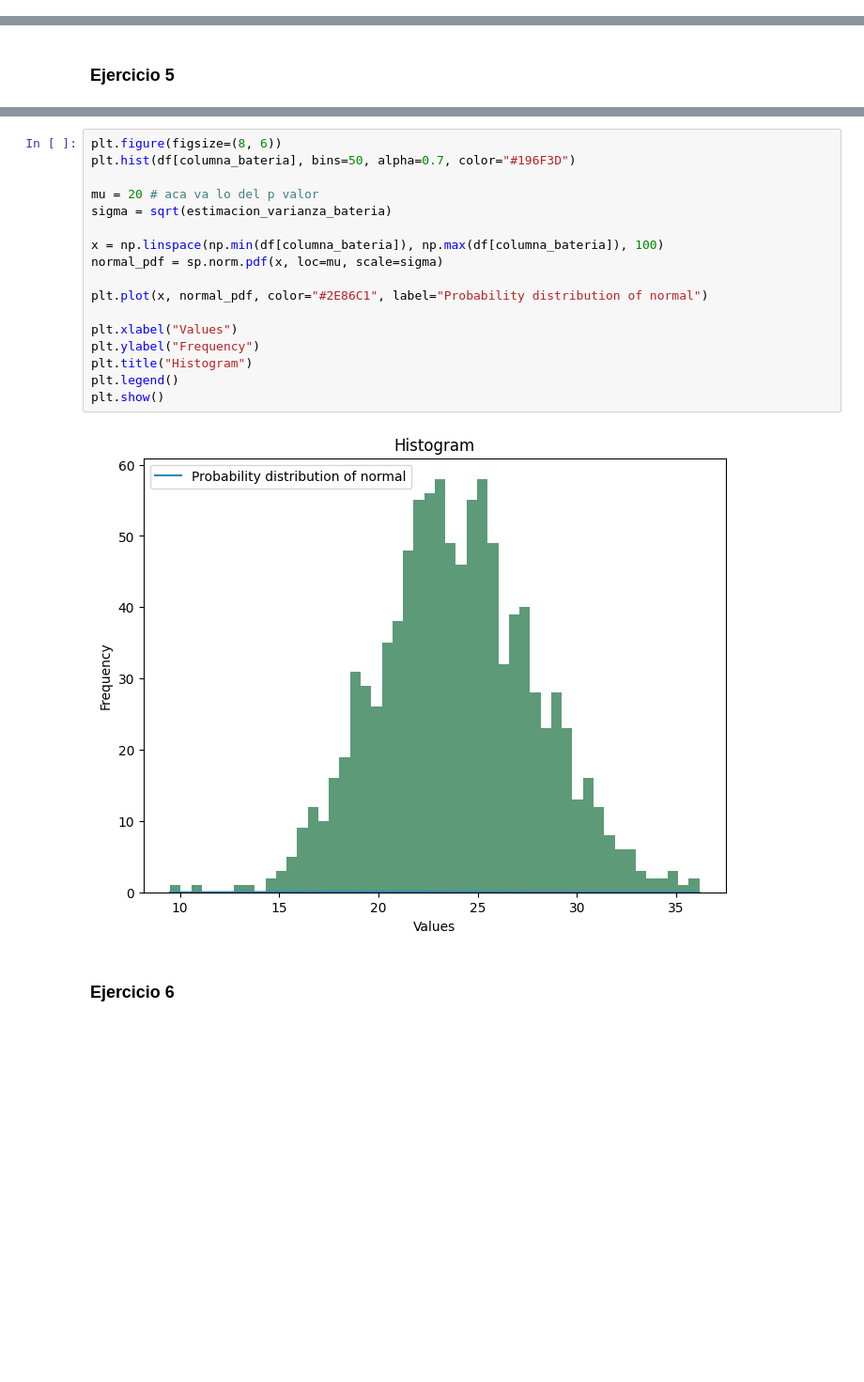
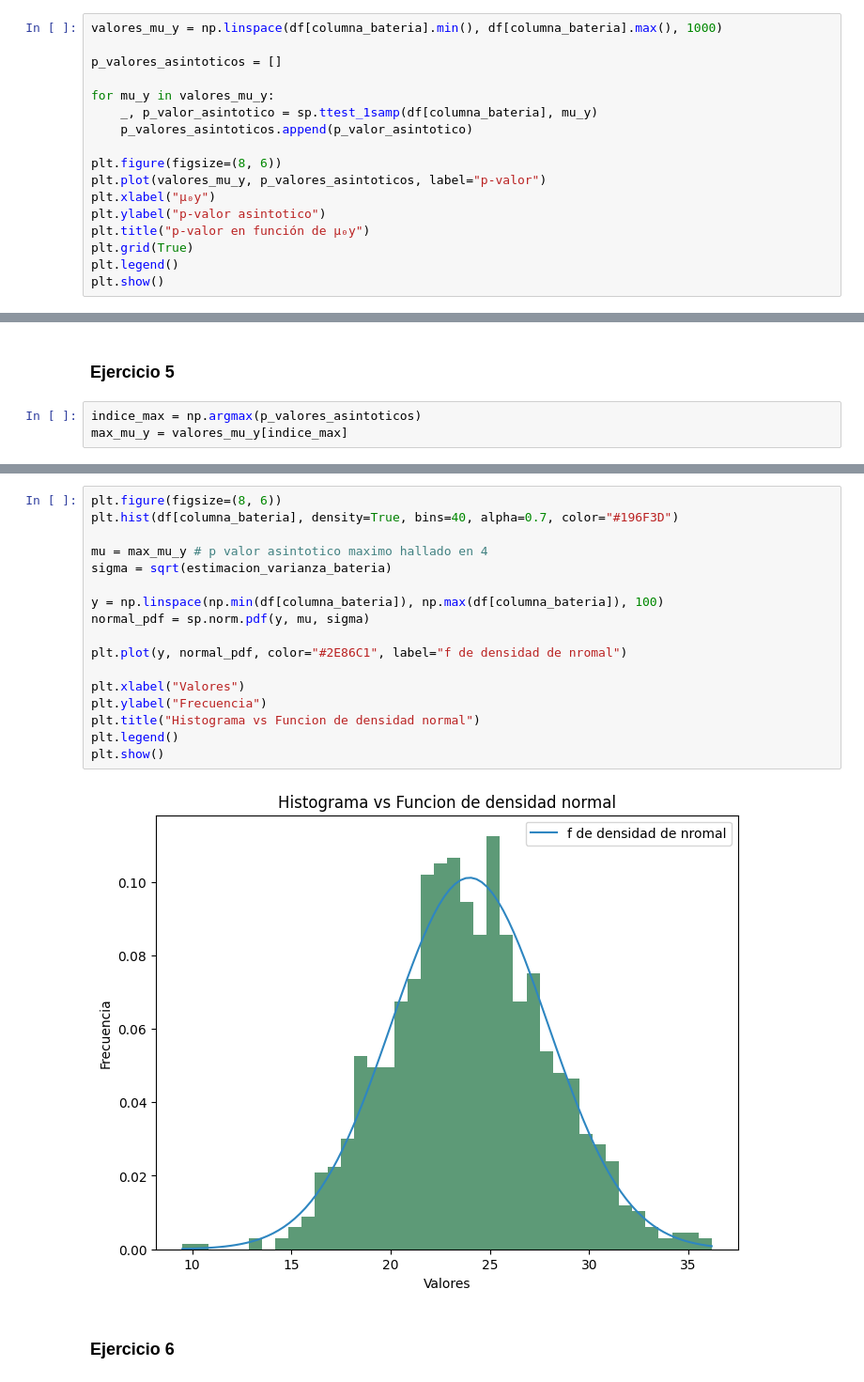
Before and after one commit to Taielmolina01/TP-Proba, a Jupyter notebook: tp.ipynb, the cells around one changed output, grey strips where cells are left out. Shown: that part at 94% size. Saved outputs shown, nothing was run; the diff lists cells and outputs as text; blank space fills up the shorter version.

```diff
--- a/tp.ipynb
+++ b/tp.ipynb
@@ -194,3 +194,20 @@ $H_{0}: \mu_{y} = \mu_{y_{0}}\hspace{0.2cm}$ vs $\hspace{0.2cm}H_{1}: \mu_{y} \n
 Con $T = \sqrt{n} \frac{\bar{X} - \mu_{y_{0}}}{S} \sim t_{n-1}$, con $S_{y}^2$ como el estimador insesgado de la varianza de la batería
 
 $\delta(\underline{X}) = \mathbb{1}\{T < t_{n - 1, \frac{\alpha}{2}}\} + \mathbb{1}\{T > t_{n - 1, 1 - \frac{\alpha}{2}}\}$
+# %%
+valores_mu_y = np.linspace(df[columna_bateria].min(), df[columna_bateria].max(), 1000)
+
+p_valores_asintoticos = []
+
+for mu_y in valores_mu_y:
+    _, p_valor_asintotico = sp.ttest_1samp(df[columna_bateria], mu_y)
+    p_valores_asintoticos.append(p_valor_asintotico)
+
+plt.figure(figsize=(8, 6))
+plt.plot(valores_mu_y, p_valores_asintoticos, label="p-valor")
+plt.xlabel("μ₀y")
+plt.ylabel("p-valor asintotico")
+plt.title("p-valor en función de μ₀y")
+plt.grid(True)
+plt.legend()
+plt.show()
@@ -197,2 +216,5 @@ $\delta(\underline{X}) = \mathbb{1}\{T < t_{n - 1, \frac{\alpha}{2}}\} + \mathbb
 # %% [markdown]
 ### Ejercicio 5
+# %%
+indice_max = np.argmax(p_valores_asintoticos)
+max_mu_y = valores_mu_y[indice_max]
@@ -199,22 +223,22 @@ $\delta(\underline{X}) = \mathbb{1}\{T < t_{n - 1, \frac{\alpha}{2}}\} + \mathbb
 # %%
 plt.figure(figsize=(8, 6))
-plt.hist(df[columna_bateria], bins=50, alpha=0.7, color="#196F3D")
+plt.hist(df[columna_bateria], density=True, bins=40, alpha=0.7, color="#196F3D")
 
-mu = 20 # aca va lo del p valor
+mu = max_mu_y # p valor asintotico maximo hallado en 4
 sigma = sqrt(estimacion_varianza_bateria)
 
-x = np.linspace(np.min(df[columna_bateria]), np.max(df[columna_bateria]), 100)
-normal_pdf = sp.norm.pdf(x, loc=mu, scale=sigma)
+y = np.linspace(np.min(df[columna_bateria]), np.max(df[columna_bateria]), 100)
+normal_pdf = sp.norm.pdf(y, mu, sigma)
 
-plt.plot(x, normal_pdf, color="#2E86C1", label="Probability distribution of normal")
+plt.plot(y, normal_pdf, color="#2E86C1", label="f de densidad de nromal")
 
-plt.xlabel("Values")
-plt.ylabel("Frequency")
-plt.title("Histogram")
+plt.xlabel("Valores")
+plt.ylabel("Frecuencia")
+plt.title("Histograma vs Funcion de densidad normal")
 plt.legend()
 plt.show()
 # %% [output]
-[figure, old version]
+[figure, new version]
 # %% [markdown]
 ### Ejercicio 6
 # %% [markdown]
```
Also changed, not shown: parts of 6 cells of this notebook.
